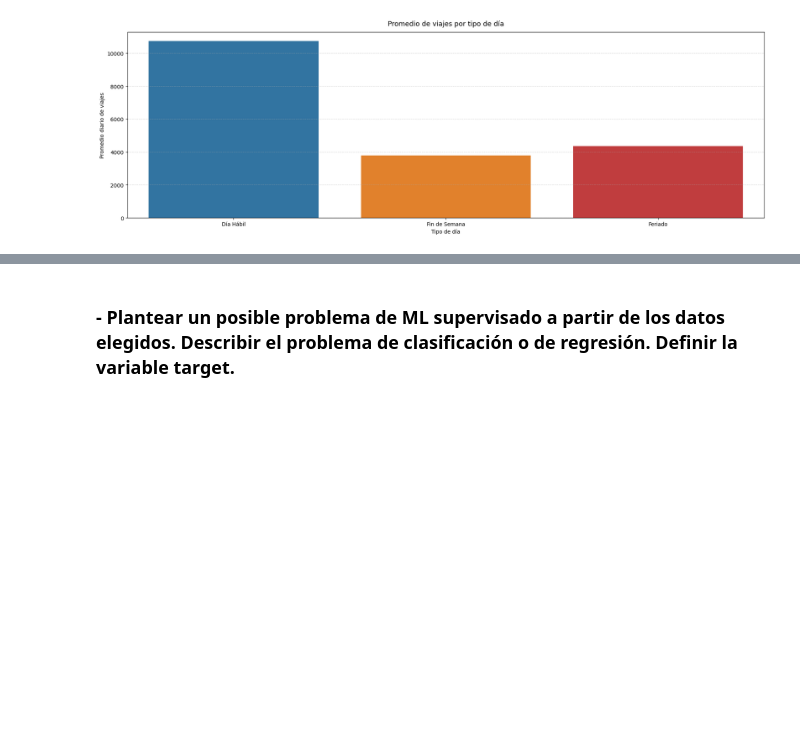
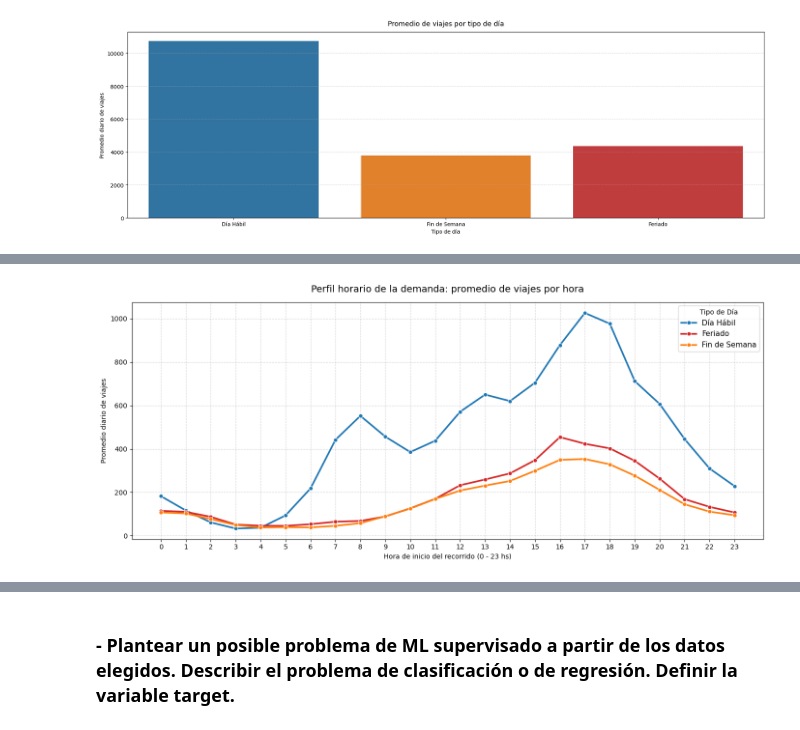
Before and after one commit to elianpinzas/add_tp_final, a Jupyter notebook: trabajo_final.ipynb, the cells around one changed output, grey strips where cells are left out. Cells and saved outputs as stored; diff of their text form; code cells hidden in the pictures; blank space fills up the shorter version.

```diff
--- a/trabajo_final.ipynb
+++ b/trabajo_final.ipynb
@@ -743,3 +734,16 @@ plt.tight_layout()
 plt.show()
 # %% [output]
 [figure]
+# %%
+# Se extrae la hora del inicio de cada viaje y se agrega como columna
+ecobici_df['hora_origen'] = ecobici_df['fecha_origen_recorrido'].dt.hour
+
+# Se agrupa por fecha, tipo de día y hora para contar los viajes exactos
+viajes_por_hora_df = ecobici_df.groupby(['fecha_origen', 'tipo_fecha_origen', 'hora_origen']).size().reset_index(name='cantidad_viajes')
+
+# Se calcula el promedio diario de viajes para cada hora según el tipo de día (filtrando para comparar únicamente 'Día Hábil' vs 'Fin de Semana')
+# promedio_horario_df = viajes_por_hora_df[viajes_por_hora_df['tipo_fecha_origen'].isin(['Día Hábil', 'Fin de Semana', ])].groupby(['tipo_fecha_origen', 'hora_origen'])['cantidad_viajes'].mean().reset_index()
+# orden_dias
+promedio_horario_df = viajes_por_hora_df.groupby(['tipo_fecha_origen', 'hora_origen'])['cantidad_viajes'].mean().reset_index()
+
+promedio_horario_df.head()
@@ -745,0 +757,28 @@ plt.show()
+# %%
+plt.figure(figsize=(14, 6))
+
+# Se dibujan las líneas de tendencia horaria
+sns.lineplot(
+    data=promedio_horario_df,
+    x='hora_origen',
+    y='cantidad_viajes',
+    hue='tipo_fecha_origen',
+    palette=paleta_tipos_de_dias,
+    lw=2.5,
+    marker='o', # Le ponemos un puntito a cada hora para identificarla bien
+    markersize=6
+)
+
+# Se fuerza a mostrar todas las horas de 0 a 23
+plt.xticks(range(0, 24))
+
+plt.grid(True, ls='--', alpha=0.5)
+plt.title('Perfil horario de la demanda: promedio de viajes por hora', fontsize=14, pad=15)
+plt.xlabel('Hora de inicio del recorrido (0 - 23 hs)')
+plt.ylabel('Promedio diario de viajes')
+plt.legend(title='Tipo de Día', fontsize=11)
+
+plt.tight_layout()
+plt.show()
+# %% [output]
+[figure, added]
```
Also changed, not shown: parts of 10 cells of this notebook.
